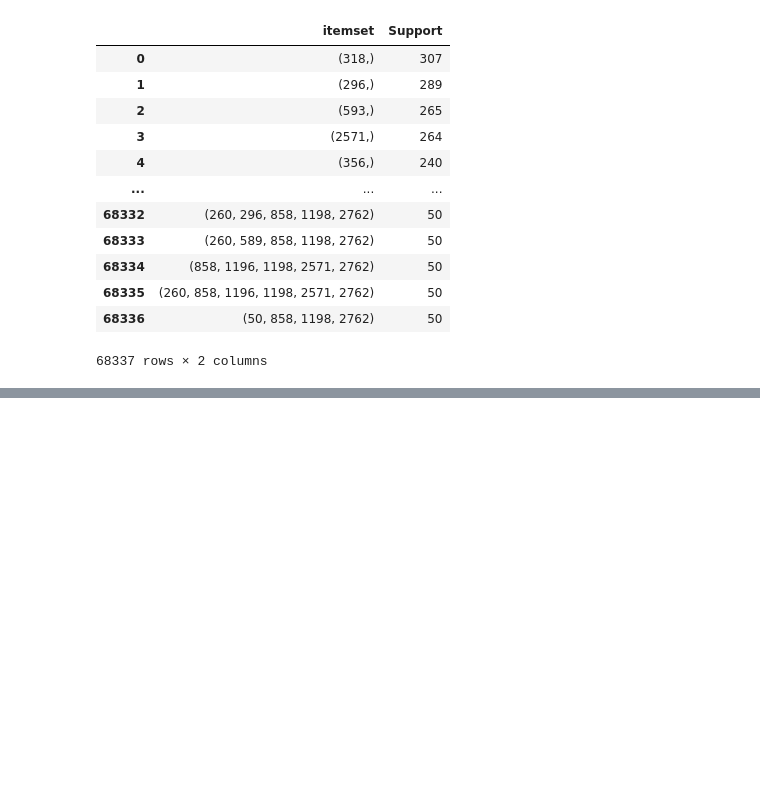
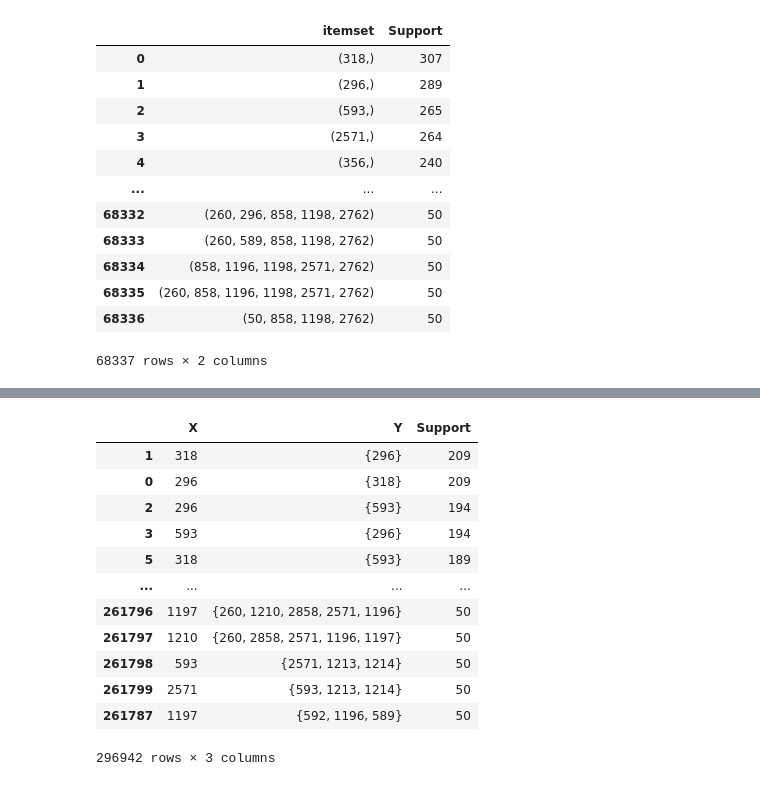
Before and after one commit to Data-Analytics-IIITH/A3, a Jupyter notebook: 3_recommender.ipynb, the cells around one changed output, grey strips where cells are left out. Drawn from its saved outputs; the diff is of its cells as text; code cells hidden in the pictures; blank space fills up the shorter version.

```diff
--- a/3_recommender.ipynb
+++ b/3_recommender.ipynb
@@ -436,0 +467,29 @@ patterns.to_csv('frequent-itemsets.csv',index=False,header=True, encoding='utf-8
+# %%
+association_df = []
+
+for id, row in patterns.iterrows():
+  support, movies = row
+  if(len(movies) > 1):
+    for mv in movies:
+      X = mv
+      Y = movies.copy()
+      Y.discard(X)
+      association_df.append([X, Y, support])
+
+association_df = pd.DataFrame(association_df, columns=['X', 'Y', 'Support'])
+association_df = association_df.sort_values(by=['Support'], ascending=False)
+association_df
+# %% [output]
+|  | X | Y | Support |
+| 1 | 318 | {296} | 209 |
+| 0 | 296 | {318} | 209 |
+| 2 | 296 | {593} | 194 |
+| 3 | 593 | {296} | 194 |
+| 5 | 318 | {593} | 189 |
+| ... | ... | ... | ... |
+| 261796 | 1197 | {260, 1210, 2858, 2571, 1196} | 50 |
+| 261797 | 1210 | {260, 2858, 2571, 1196, 1197} | 50 |
+| 261798 | 593 | {2571, 1213, 1214} | 50 |
+| 261799 | 2571 | {593, 1213, 1214} | 50 |
+| 261787 | 1197 | {592, 1196, 589} | 50 |
+296942 rows × 3 columns
```
Also changed, not shown: parts of 9 cells of this notebook, 1 other file.
